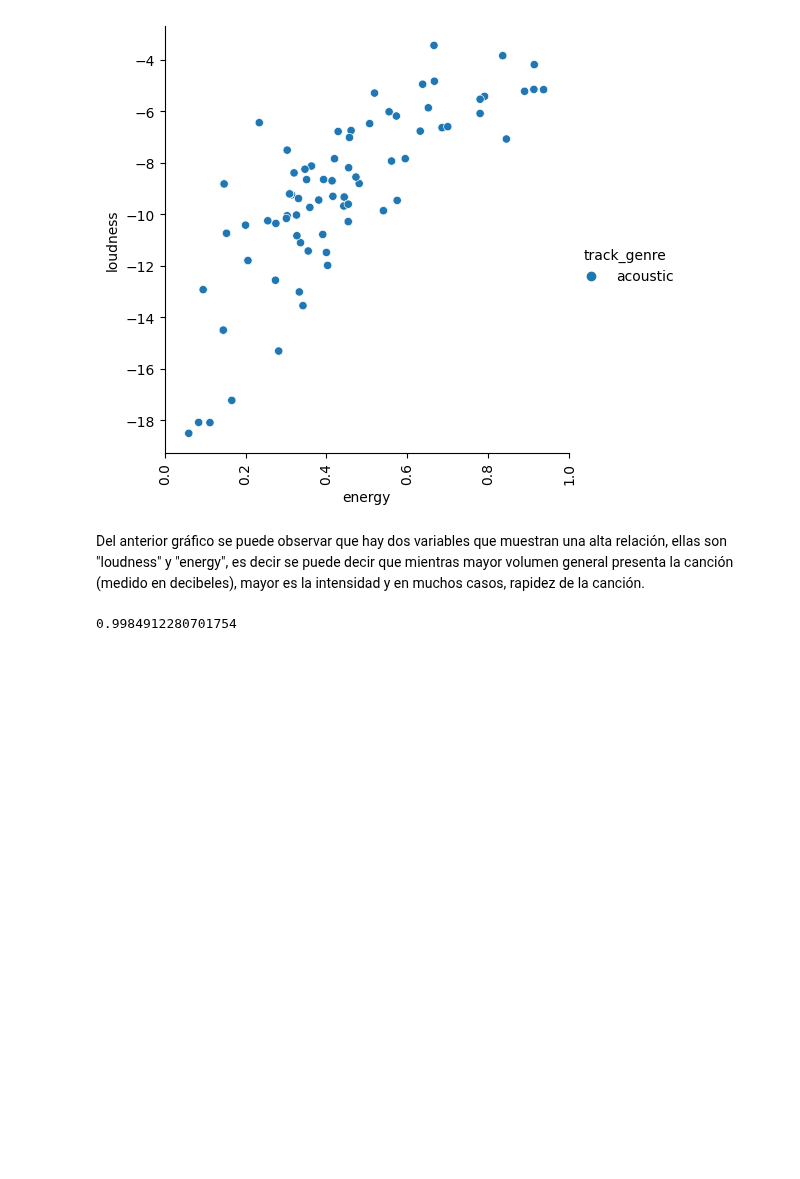
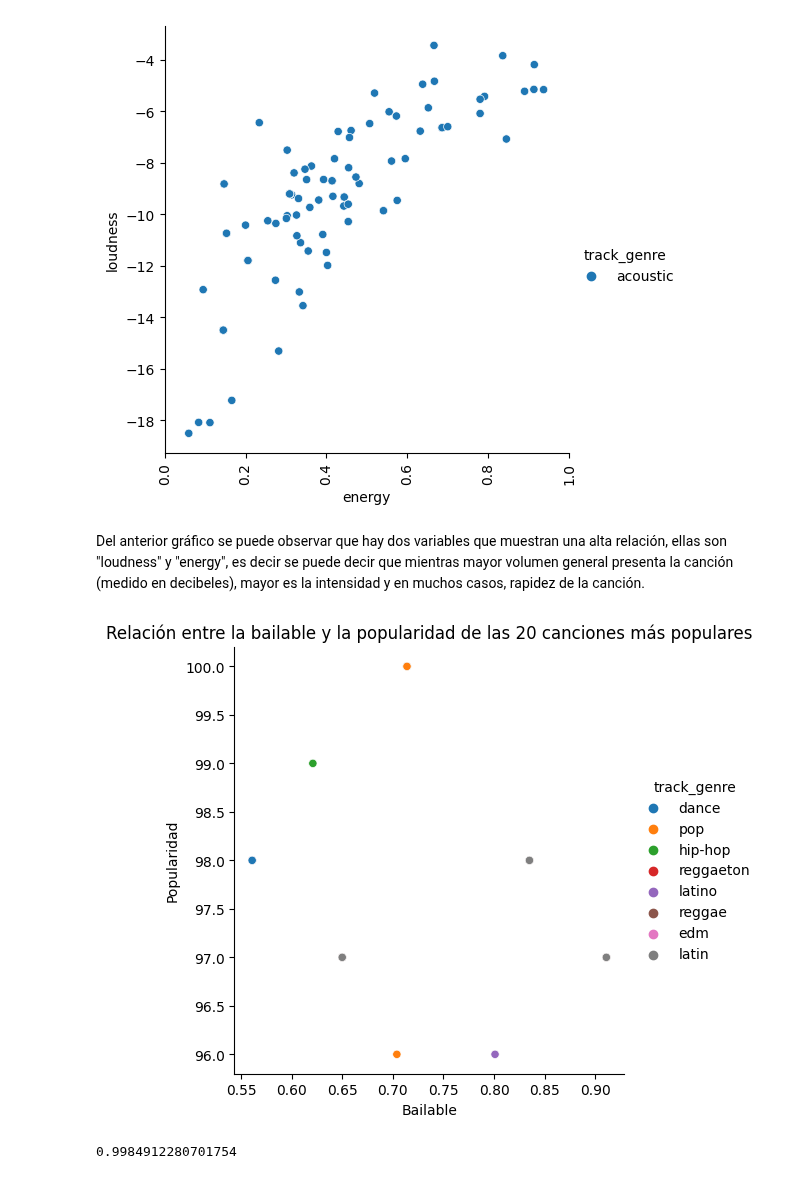
Before and after one commit to FacundoCardozo5/Nuevo-repo, a Jupyter notebook: notebooks/Proyecto_ParteIII_Cardozo.ipynb, the cells around one changed output. Saved outputs shown, nothing was run; the diff lists cells and outputs as text; code cells hidden in the pictures; blank space fills up the shorter version.

```diff
--- a/notebooks/Proyecto_ParteIII_Cardozo.ipynb
+++ b/notebooks/Proyecto_ParteIII_Cardozo.ipynb
@@ -405,6 +405,25 @@ Del anterior gráfico se puede observar que hay dos variables que muestran una a
 ## plt.xlabel("Bailable")
 ## plt.ylabel("Popularidad")
 ## plt.show()
+# %%
+import seaborn as sns
+import matplotlib.pyplot as plt
+
+# Ordenar el conjunto de datos por popularidad y seleccionar las 20 canciones con mayor popularidad
+top20 = df.sort_values("popularity", ascending=False).iloc[:20]
+
+# Graficar solo las 20 canciones más populares
+spotify_plot = sns.relplot(x="danceability", y="popularity", data=top20, hue="track_genre")
+
+# Agregar título y etiquetas de los ejes
+plt.title("Relación entre la bailable y la popularidad de las 20 canciones más populares")
+plt.xlabel("Bailable")
+plt.ylabel("Popularidad")
+
+# Mostrar el gráfico
+plt.show()
+# %% [output]
+[figure, added]
 # %%
 from matplotlib.pyplot import plot
 # %%
```
